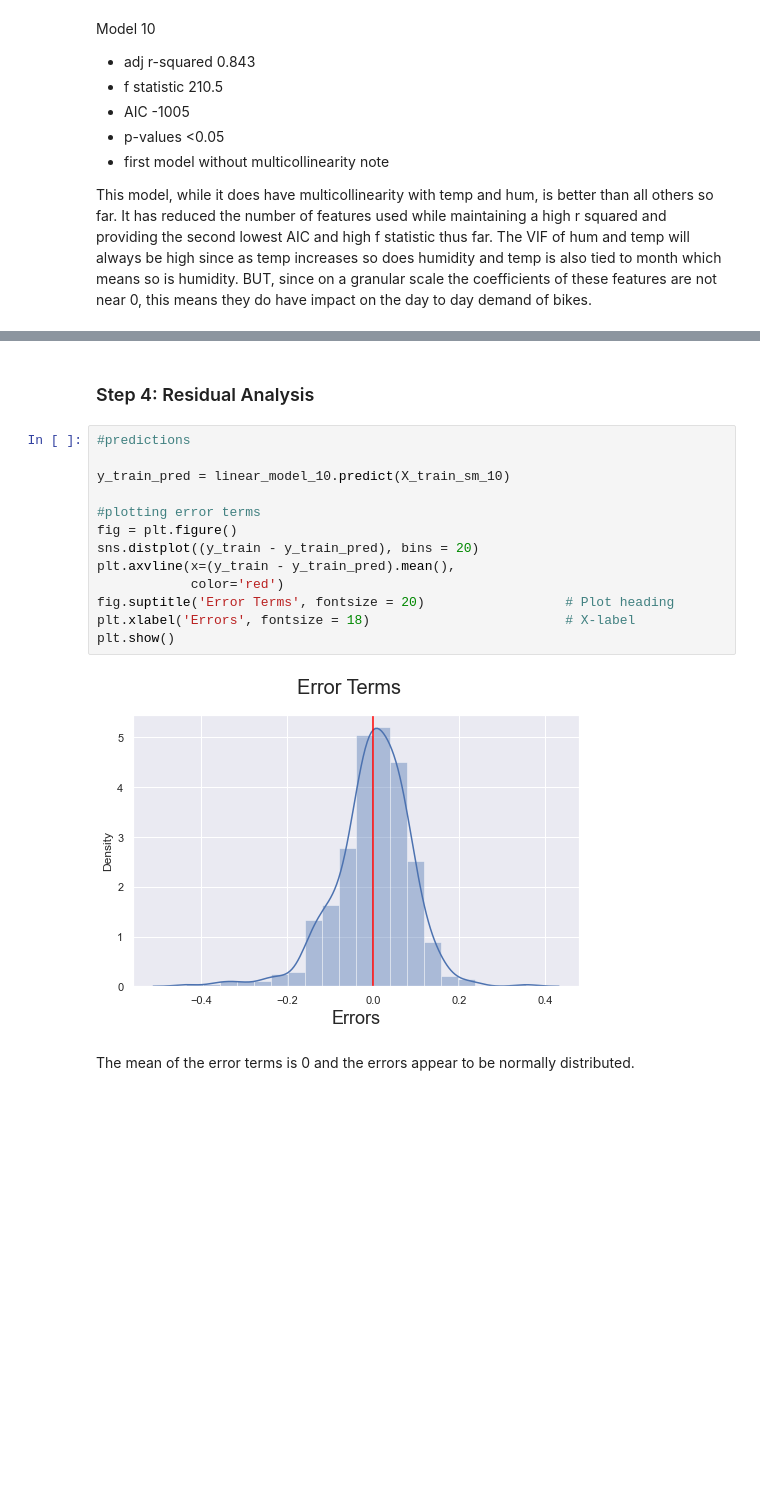
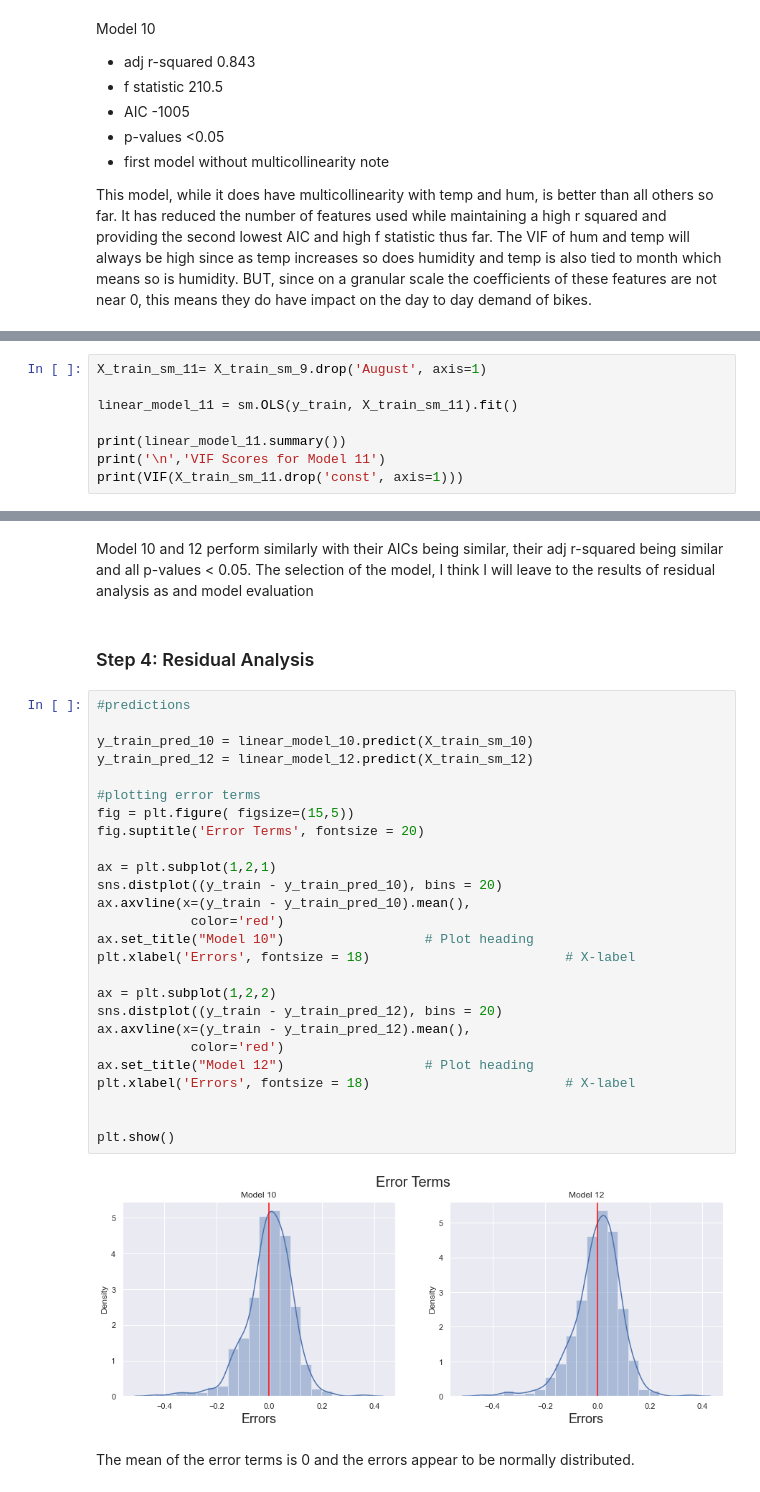
Before and after one commit to mickyals/BoomBikes_Regression, a Jupyter notebook: BoomBikes_Regression_Model_Mickell_Als.ipynb, the cells around one changed output, grey strips where cells are left out. Saved outputs shown, nothing was run; the diff lists cells and outputs as text; blank space fills up the shorter version.

Commit message:
adding updated notebook, updated readme and a new file with statistical results

```diff
--- a/BoomBikes_Regression_Model_Mickell_Als.ipynb
+++ b/BoomBikes_Regression_Model_Mickell_Als.ipynb
@@ -1003,0 +1011,8 @@ This model, while it does have multicollinearity with temp and hum, is better th
+# %%
+X_train_sm_11= X_train_sm_9.drop('August', axis=1)
+
+linear_model_11 = sm.OLS(y_train, X_train_sm_11).fit()
+
+print(linear_model_11.summary())
+print('\n','VIF Scores for Model 11')
+print(VIF(X_train_sm_11.drop('const', axis=1)))
@@ -1004,19 +1067,35 @@ This model, while it does have multicollinearity with temp and hum, is better th
+# %% [markdown]
+Model 10 and 12 perform similarly with their AICs being similar, their adj r-squared being similar and all p-values < 0.05.
+The selection of the model, I think I will leave to the results of residual analysis as and model evaluation
 # %% [markdown]
 ### Step 4: Residual Analysis
-# %%
-#predictions
-
-y_train_pred = linear_model_10.predict(X_train_sm_10)
-
-#plotting error terms
-fig = plt.figure()
-sns.distplot((y_train - y_train_pred), bins = 20)
-plt.axvline(x=(y_train - y_train_pred).mean(),
-            color='red')
-fig.suptitle('Error Terms', fontsize = 20)                  # Plot heading
-plt.xlabel('Errors', fontsize = 18)                         # X-label
-plt.show()
-# %% [output]
-[figure, removed]
+# %%
+#predictions
+
+y_train_pred_10 = linear_model_10.predict(X_train_sm_10)
+y_train_pred_12 = linear_model_12.predict(X_train_sm_12)
+
+#plotting error terms
+fig = plt.figure( figsize=(15,5))
+fig.suptitle('Error Terms', fontsize = 20)
+
+ax = plt.subplot(1,2,1)
+sns.distplot((y_train - y_train_pred_10), bins = 20)
+ax.axvline(x=(y_train - y_train_pred_10).mean(),
+            color='red')
+ax.set_title("Model 10")                  # Plot heading
+plt.xlabel('Errors', fontsize = 18)                         # X-label
+
+ax = plt.subplot(1,2,2)
+sns.distplot((y_train - y_train_pred_12), bins = 20)
+ax.axvline(x=(y_train - y_train_pred_12).mean(),
+            color='red')
+ax.set_title("Model 12")                  # Plot heading
+plt.xlabel('Errors', fontsize = 18)                         # X-label
+
+
+plt.show()
+# %% [output]
+[figure, added]
 # %% [markdown]
 The mean of the error terms is 0 and the errors appear to be normally distributed.
```
Also changed, not shown: parts of 28 cells of this notebook, 2 other files.
